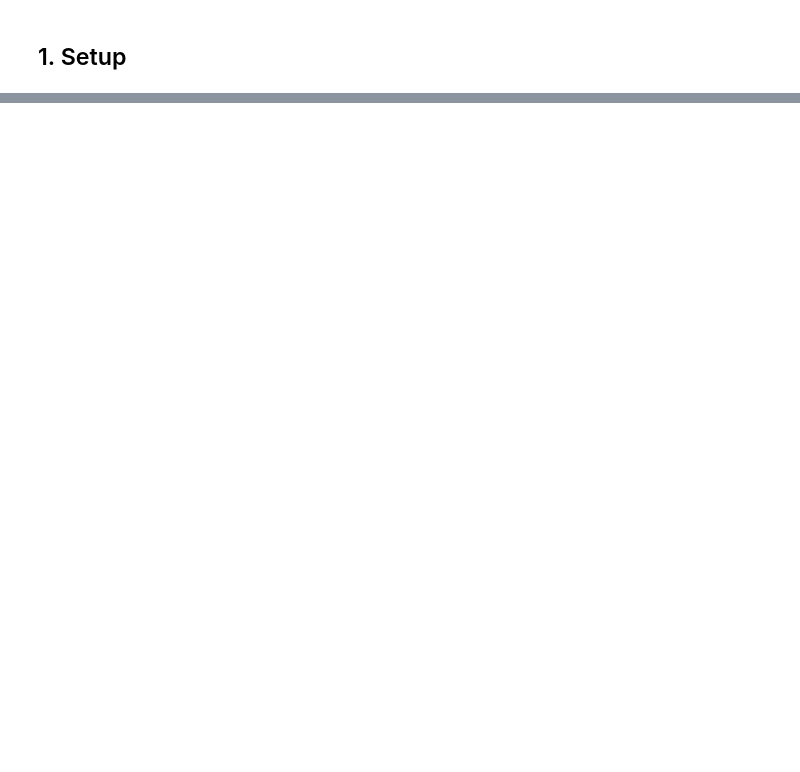
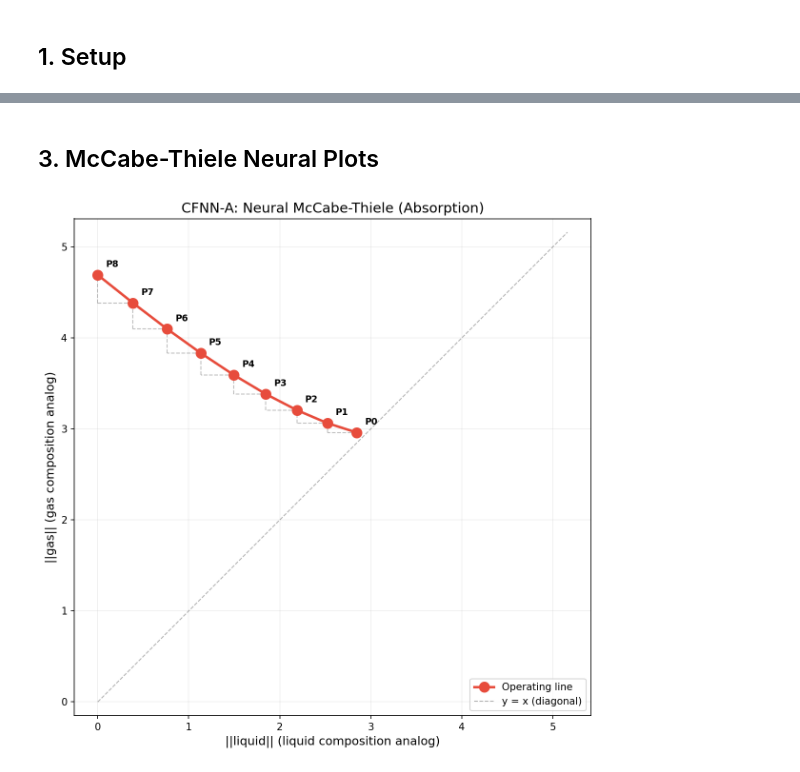
Before and after one commit to DanielRegaladoUMiami/counterflow-nn, a Jupyter notebook: notebooks/02_visualization_and_theory.ipynb, the cells around one changed output, grey strips where cells are left out. Cells and saved outputs as stored; diff of their text form; code cells hidden in the pictures; blank space fills up the shorter version.

```diff
--- a/notebooks/02_visualization_and_theory.ipynb
+++ b/notebooks/02_visualization_and_theory.ipynb
@@ -511,0 +51,26 @@ The McCabe-Thiele diagram shows two operating lines (rectifying and stripping) w
+# %%
+# Load moons dataset
+X, y = load_synthetic_dataset('moons', n_samples=1000, noise=0.2, seed=42)
+train_ld, test_ld, d_in, n_cls = prepare_data(X, y, seed=42)
+X_scaled = torch.FloatTensor(StandardScaler().fit_transform(X))
+
+# Train CFNN-A (8 plates for rich visualization)
+model_a = CounterFlowNetwork(
+    d_in=d_in, d_gas=32, d_liquid=32,
+    n_plates=8, d_out=n_cls, n_sweeps=2
+)
+train_model(model_a, train_ld, test_ld, n_epochs=150, device=device, verbose=True, print_every=50)
+model_a.to('cpu')
+
+# Train CFNN-D (4+4 for comparison)
+model_d = DistillationNetwork(
+    d_in=d_in, d_gas=32, d_liquid=32,
+    n_plates_rect=4, n_plates_strip=4,
+    d_out=n_cls, n_sweeps=2,
+    reflux_ratio=0.3, reboil_ratio=0.2,
+)
+train_model(model_d, train_ld, test_ld, n_epochs=150, device=device, verbose=True, print_every=50)
+model_d.to('cpu')
+
+print(f'CFNN-A params: {model_a.count_parameters()}')
+print(f'CFNN-D params: {model_d.count_parameters()}')
@@ -511,0 +86,13 @@ The McCabe-Thiele diagram shows two operating lines (rectifying and stripping) w
+# %% [markdown]
+## 3. McCabe-Thiele Neural Plots
+# %%
+# CFNN-A McCabe-Thiele
+fig = mccabe_thiele_plot(
+    model_a, X_scaled,
+    title='CFNN-A: Neural McCabe-Thiele (Absorption)',
+    show_steps=True,
+    figsize=(8, 8),
+)
+plt.show()
+# %% [output]
+[figure, added]
```
Also changed, not shown: parts of 68 cells of this notebook.
